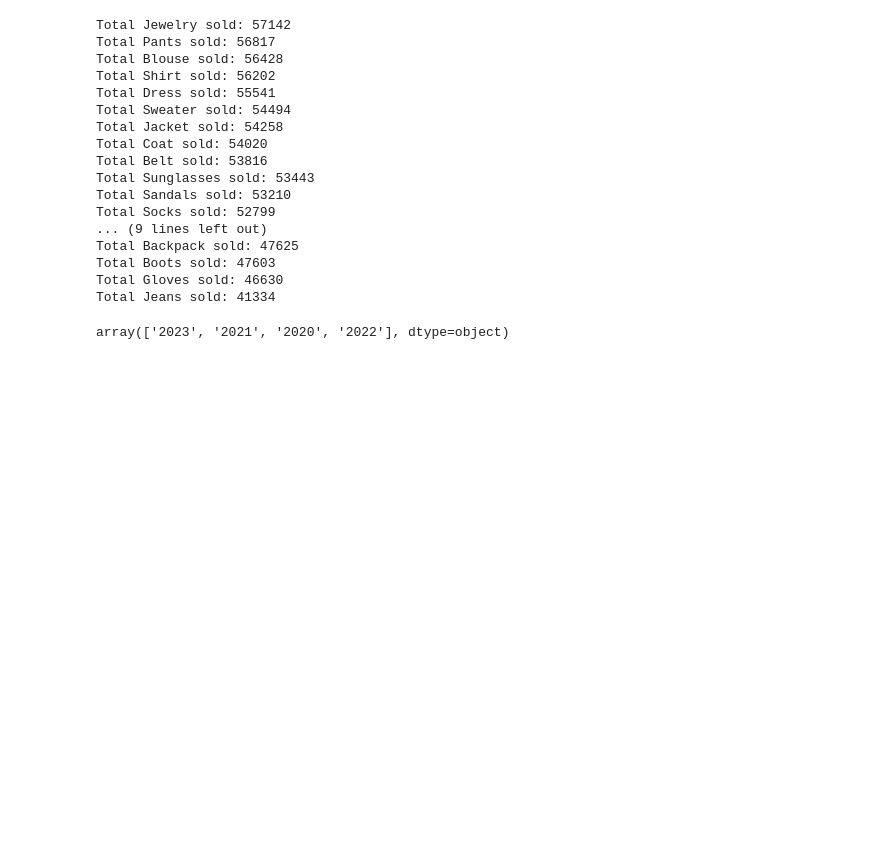
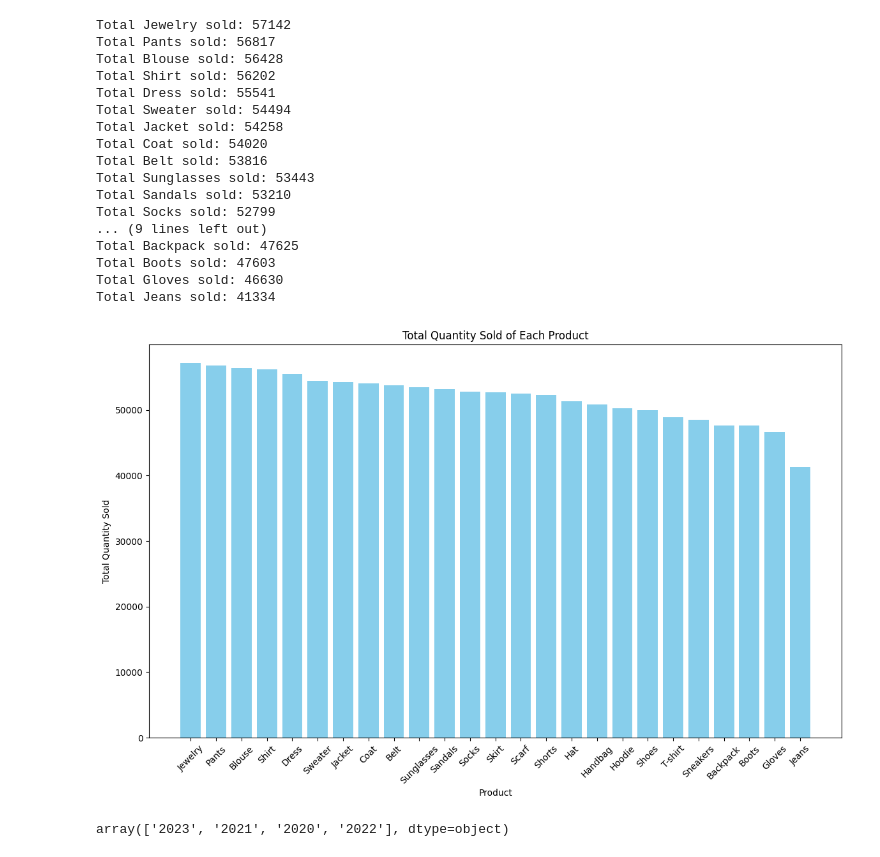
Before and after one commit to TonyNewness/Product-Recommendation, a Jupyter notebook: Copy_of_Main_Group_2_project.ipynb, the cells around one changed output. Drawn from its saved outputs; the diff is of its cells as text; code cells hidden in the pictures; blank space fills up the shorter version.

```diff
--- a/Copy_of_Main_Group_2_project.ipynb
+++ b/Copy_of_Main_Group_2_project.ipynb
@@ -118,8 +118,9 @@ def most_Sold_Product(data):
   # Print sum total of products on the dataset
   for name_Of_Product, total_prod in sorted_product_Sum:
     print('Total', name_Of_Product, 'sold:', total_prod)
-
-most_Sold_Product(data)
+  return sorted_product_Sum
+# Call the the function to print totals of each sold product from most sold to least sold
+sorted_product_Sum = most_Sold_Product(data)
 # %% [output]
 Total Jewelry sold: 57142
 Total Pants sold: 56817
@@ -138,6 +139,27 @@ Total Backpack sold: 47625
 Total Boots sold: 47603
 Total Gloves sold: 46630
 Total Jeans sold: 41334
+# %%
+# Extract product names and total quantities
+product_names = [item[0] for item in sorted_product_Sum]
+total_quantities = [item[1] for item in sorted_product_Sum]
+
+# Plotting the bar chart
+plt.figure(figsize=(14, 8))
+plt.bar(product_names, total_quantities, color='skyblue')
+
+# Adding titles and labels
+plt.title('Total Quantity Sold of Each Product')
+plt.xlabel('Product')
+plt.ylabel('Total Quantity Sold')
+
+# Rotating the x-axis labels for better readability
+plt.xticks(rotation=45)
+
+# Show the plot
+plt.show()
+# %% [output]
+[figure, added]
 # %%
 # Listing all unique years on the dataset
 data['Purchase Date'].apply(lambda x: x.split('/')[2].split(' ')[0]).unique()
```
Also changed, not shown: parts of 9 cells of this notebook.
